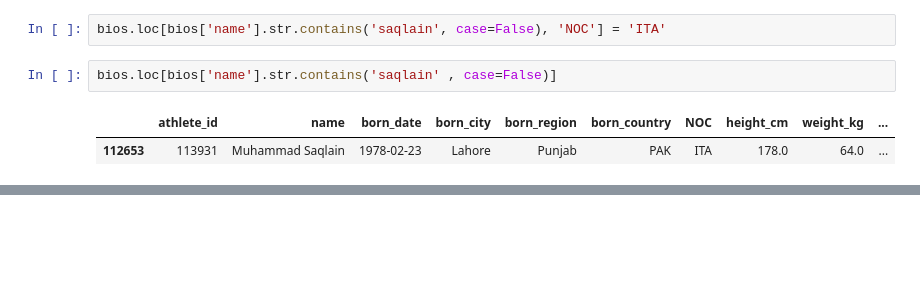
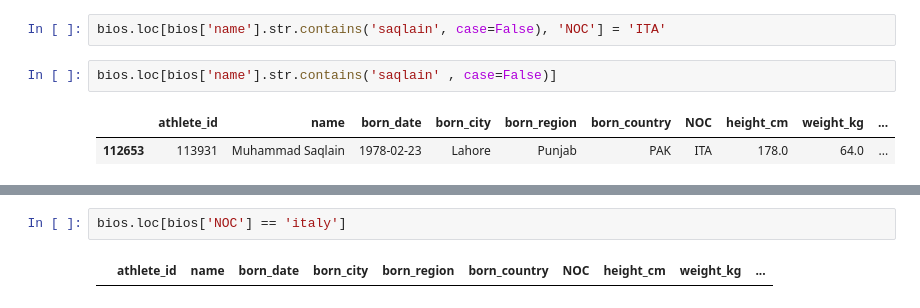
Before and after one commit to notSaqlain/Pandas, a Jupyter notebook: saqlain.ipynb, the cells around one changed output, grey strips where cells are left out. Cells and saved outputs as stored; diff of their text form; blank space fills up the shorter version.

Commit message:
Add code cell to display empty DataFrame for athletes from Italy

```diff
--- a/saqlain.ipynb
+++ b/saqlain.ipynb
@@ -197,3 +197,7 @@ bios.loc[bios['name'].str.contains('butt' , case=False)]
 | 137961 | 141343 | Alycia Butterworth | 1992-10-01 | Prince Rupert | British Columbia | CAN | Canada | NaN | NaN | ... |
 | 137969 | 141351 | Lindsey Butterworth | 1992-09-27 | Burnaby | British Columbia | CAN | Canada | NaN | NaN | ... |
 | 143481 | 147133 | Tynita Butts-Townsend | 1990-06-10 | Hampton | Virginia | USA | United States | NaN | NaN | ... |
+# %%
+bios.loc[bios['NOC'] == 'italy']
+# %% [output]
+|  | athlete_id | name | born_date | born_city | born_region | born_country | NOC | height_cm | weight_kg | ... |
```
